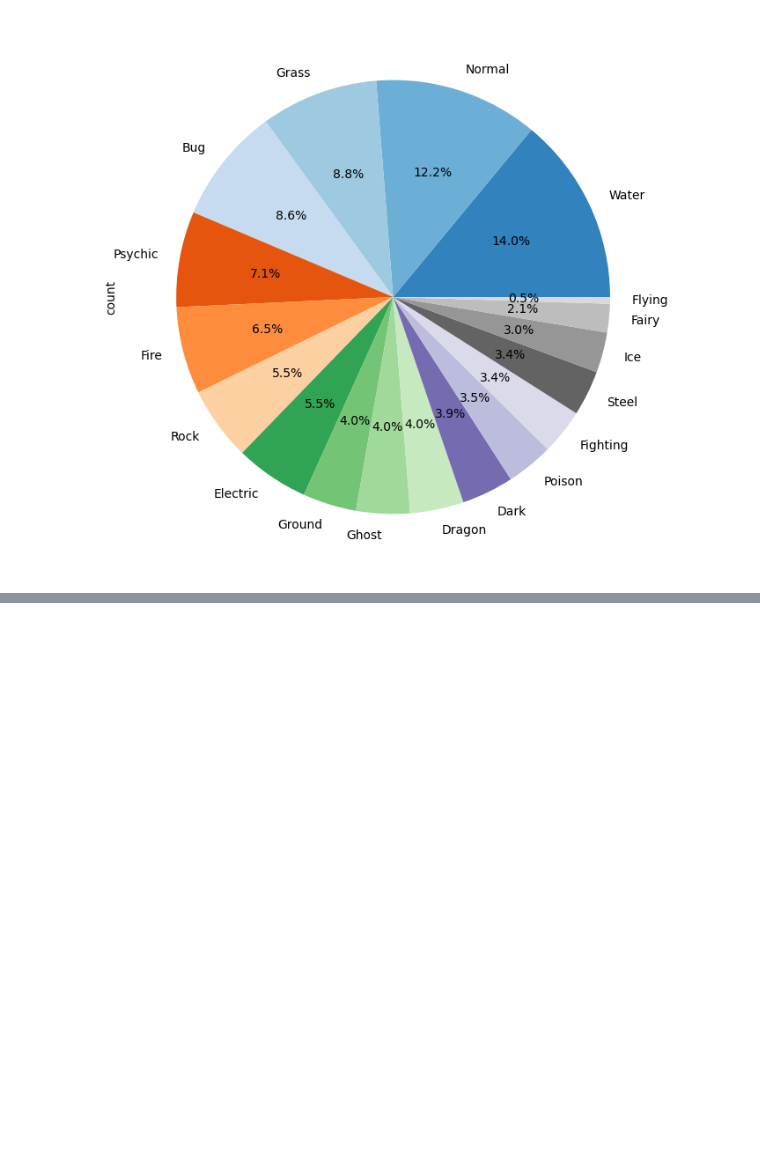
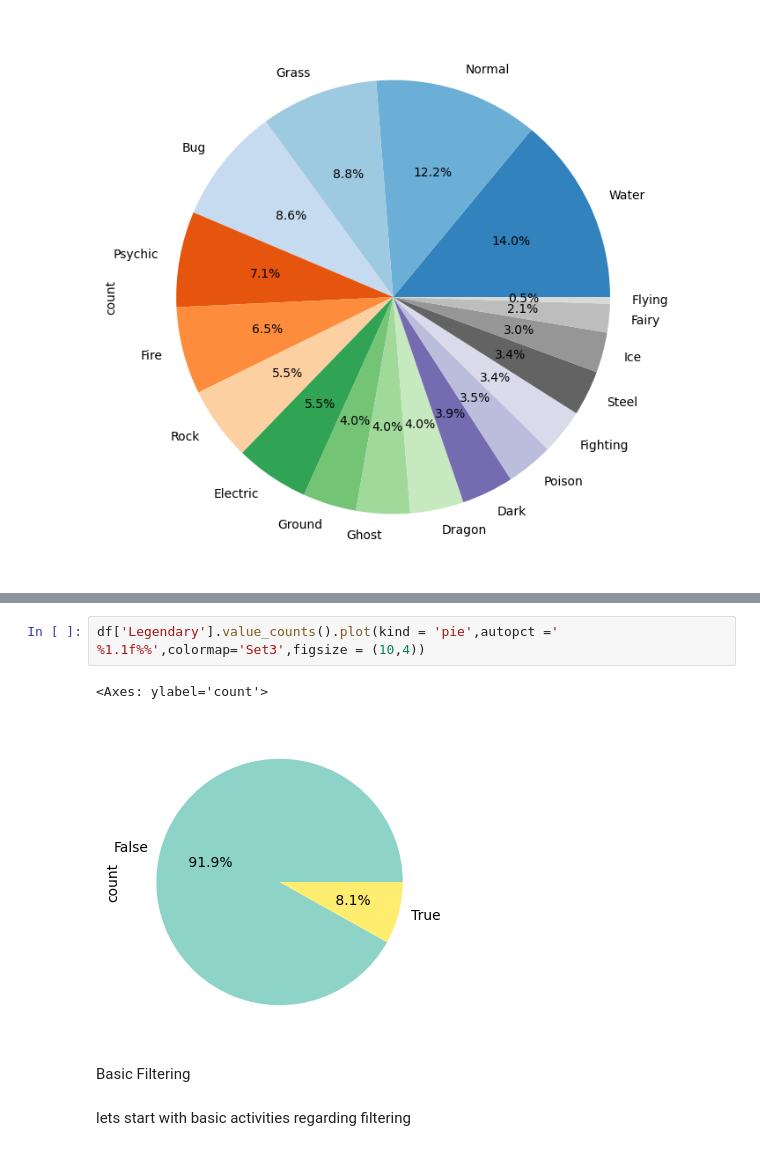
Before and after one commit to CyberWol-12/Python-Pandas-Data-Analysis-Journey, a Jupyter notebook: 01_working_with_english_word/english_word.ipynb, the cells around one changed output, grey strips where cells are left out. Saved outputs shown, nothing was run; the diff lists cells and outputs as text; blank space fills up the shorter version.

Commit message:
basic filterting

```diff
--- a/01_working_with_english_word/english_word.ipynb
+++ b/01_working_with_english_word/english_word.ipynb
@@ -84,0 +106,9 @@ df['Type 1'].value_counts().plot(kind='pie',autopct = '%1.1f%%',colormap='tab20c
+# %%
+df['Legendary'].value_counts().plot(kind = 'pie',autopct =' %1.1f%%',colormap='Set3',figsize = (10,4))
+# %% [output]
+<Axes: ylabel='count'>
+[figure, added]
+# %% [markdown]
+Basic Filtering
+# %% [markdown]
+lets start with basic activities regarding filtering
```
Also changed, not shown: parts of 5 cells of this notebook.
